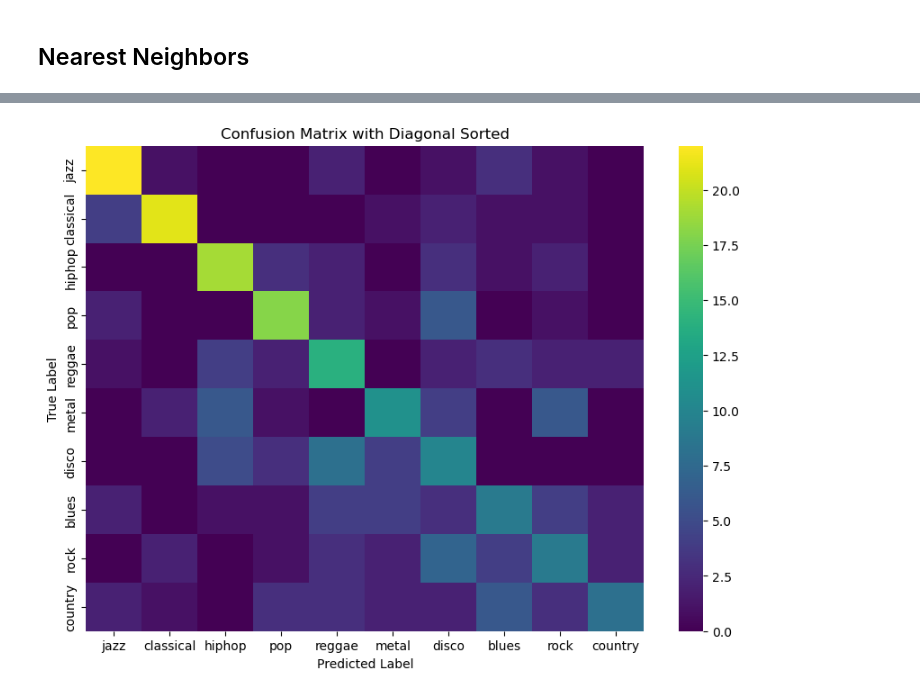
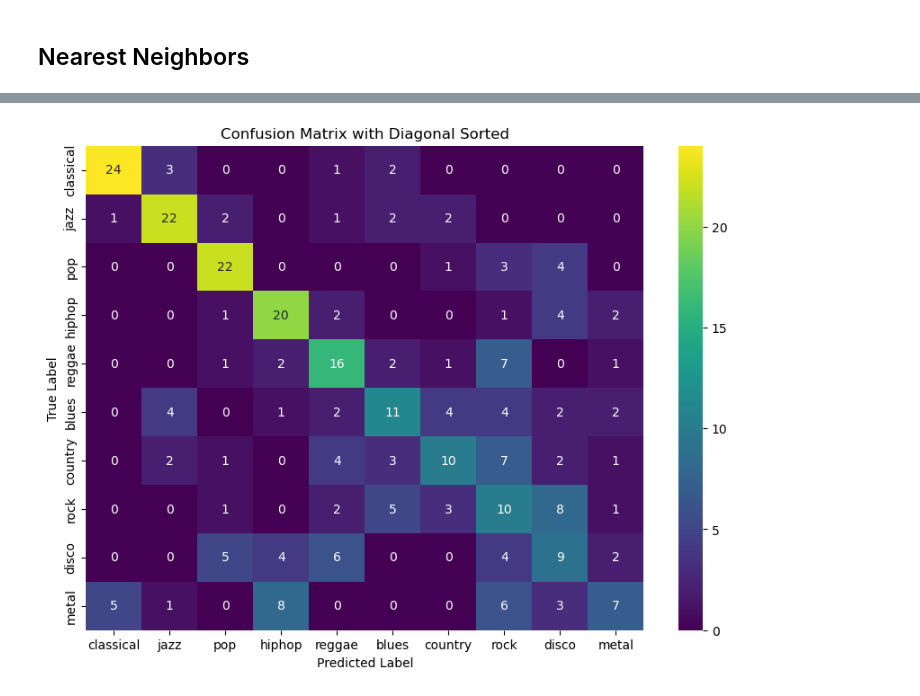
Before and after one commit to neoayanami/fmri-music-retrieve, a Jupyter notebook: mutlisubject_align.ipynb, the cells around one changed output, grey strips where cells are left out. Saved outputs shown, nothing was run; the diff lists cells and outputs as text; code cells hidden in the pictures.

```diff
--- a/mutlisubject_align.ipynb
+++ b/mutlisubject_align.ipynb
@@ -691,8 +748,8 @@ from sklearn.preprocessing import StandardScaler, normalize
 
 # pipe =  Pipeline([('scaler', StandardScaler()), ('ridge', RidgeCV(alphas=[1e-3,1e-2,0.1,1,10,1e2,1e3],cv=5))])
 
-brain_to_latent=RidgeCV(alphas=[1e-2,0.1,1,2,5,8,10,15,20,50,1e2,1e3])
-# brain_to_latent=Ridge(alpha=10)
+# brain_to_latent=RidgeCV(alphas=[1e-2,0.1,1,2,5,8,10,15,20,50,1e2,1e3])
+brain_to_latent=Ridge(alpha=20)
 
 brain_to_latent.fit(X_train, train_audio_feat_aligned)
 # %% [output]
@@ -1014,23 +1066,23 @@ weighted avg       0.48      0.47      0.47       300
 # %%
 # Compute the confusion matrix
 cm = confusion_matrix(test_genre_aligned, knn_genre_predictions)
 
 # Extract the unique labels
 labels = np.unique(test_genre_aligned)
 
 # Sort labels based on the diagonal values of the confusion matrix in descending order
 sorted_indices = np.argsort(-np.diag(cm))
 sorted_labels = labels[sorted_indices]
 
 # Reorder the confusion matrix
 sorted_cm = cm[:, sorted_indices][sorted_indices]
 
 # Plot the sorted confusion matrix
 plt.figure(figsize=(10, 7))
-sns.heatmap(sorted_cm, annot=False, cmap="viridis", fmt="g", xticklabels=sorted_labels, yticklabels=sorted_labels)
+sns.heatmap(sorted_cm, annot=True, cmap="viridis", fmt="g", xticklabels=sorted_labels, yticklabels=sorted_labels)
 plt.title('Confusion Matrix with Diagonal Sorted')
 plt.xlabel('Predicted Label')
 plt.ylabel('True Label')
 plt.show()
 # %% [output]
-[figure, old version]
+[figure, new version]
```
Also changed, not shown: parts of 18 cells of this notebook, 4 other files.
